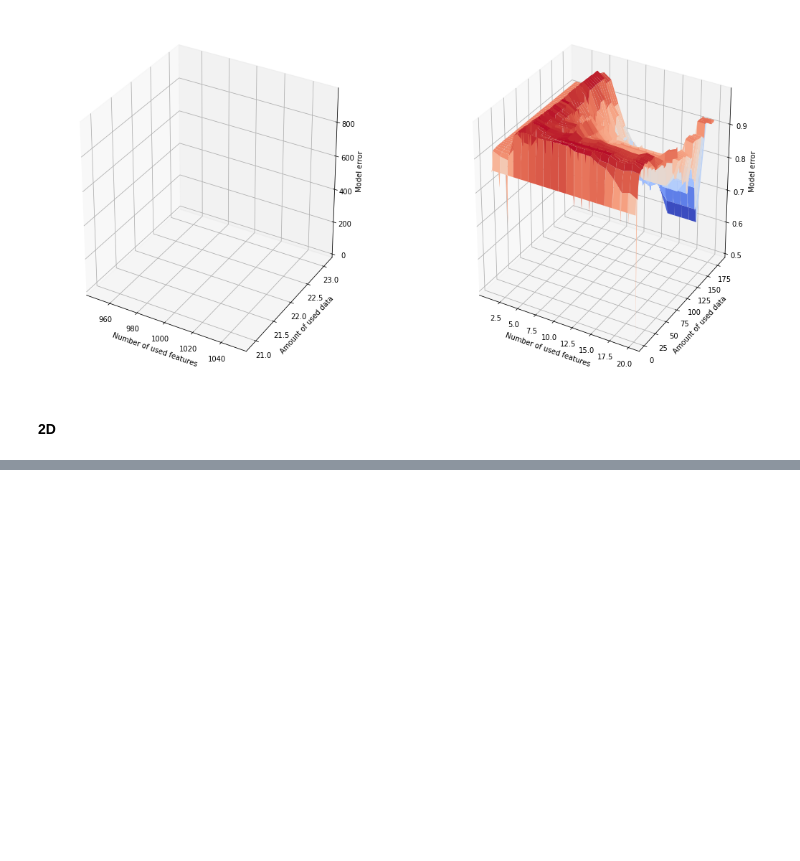
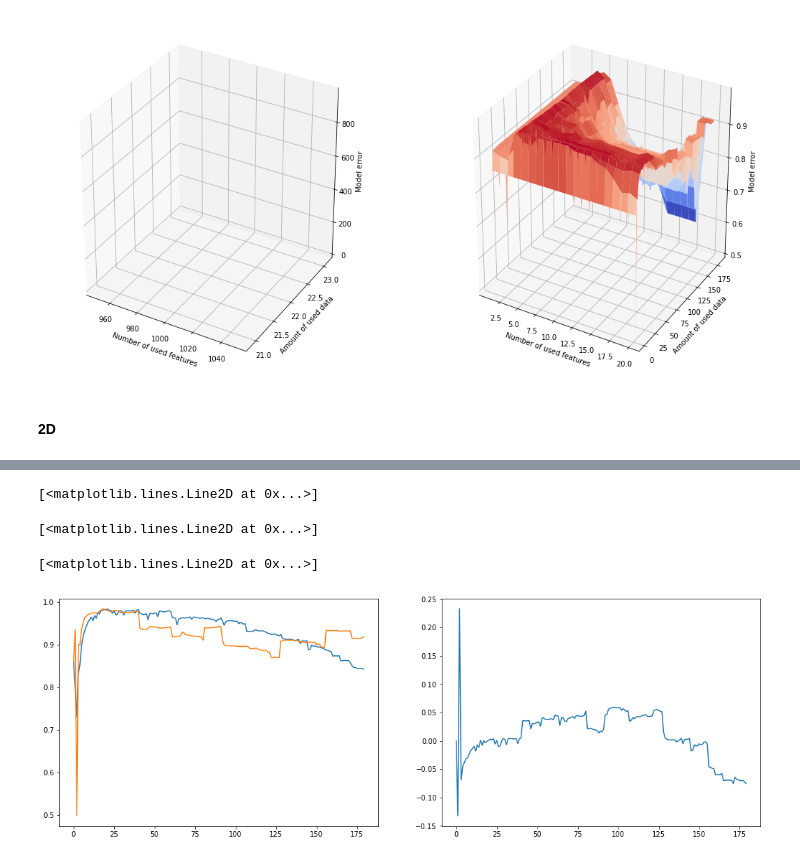
Before and after one commit to Intelligent-Systems-Phystech/ProjectSampleSize, a Jupyter notebook: TorchError.ipynb, the cells around one changed output, grey strips where cells are left out. Drawn from its saved outputs; the diff is of its cells as text; code cells hidden in the pictures; blank space fills up the shorter version.

```diff
--- a/TorchError.ipynb
+++ b/TorchError.ipynb
@@ -640,3 +711,16 @@ class SSNet2D(nn.Module):
         x = self.fc2(x)
 
         return x
+# %%
+net = SSNet2D(len(x_input) + len(vifs[0][0]), len(true_results[0][:,-1]), len(true_results[0][:,-1]))
+print(net)
+
+data = [
+    [np.hstack((x_input, sorted(vifs[i][j]))), true_results[i][:,-1]]
+    for i in range(len(datasets))
+    for j in range(len(vifs[i]))
+]
+
+criterion = nn.MSELoss()
+optimizer = optim.SGD(net.parameters(), lr=0.01)
+#optimizer = optim.Adam(net.parameters(), lr=1e-3)
@@ -642,0 +763,15 @@ class SSNet2D(nn.Module):
+# %%
+fig = plt.figure(figsize=(18, 6))
+
+ax = fig.add_subplot(121)
+ax.plot(net(Variable(torch.FloatTensor([np.hstack((x_input, sorted(vifs[0][-1])))]))).data.numpy()[0])
+ax.plot(true_results[0][:, -1])
+
+ax = fig.add_subplot(122)
+ax.plot(net(Variable(torch.FloatTensor([np.hstack(
+    (x_input, sorted(vifs[0][-1])))]))).data.numpy()[0] - true_results[0][:, -1])
+# %% [output]
+[<matplotlib.lines.Line2D at 0x...>]
+[<matplotlib.lines.Line2D at 0x...>]
+[<matplotlib.lines.Line2D at 0x...>]
+[figure, added]
```
Also changed, not shown: parts of 37 cells of this notebook.
